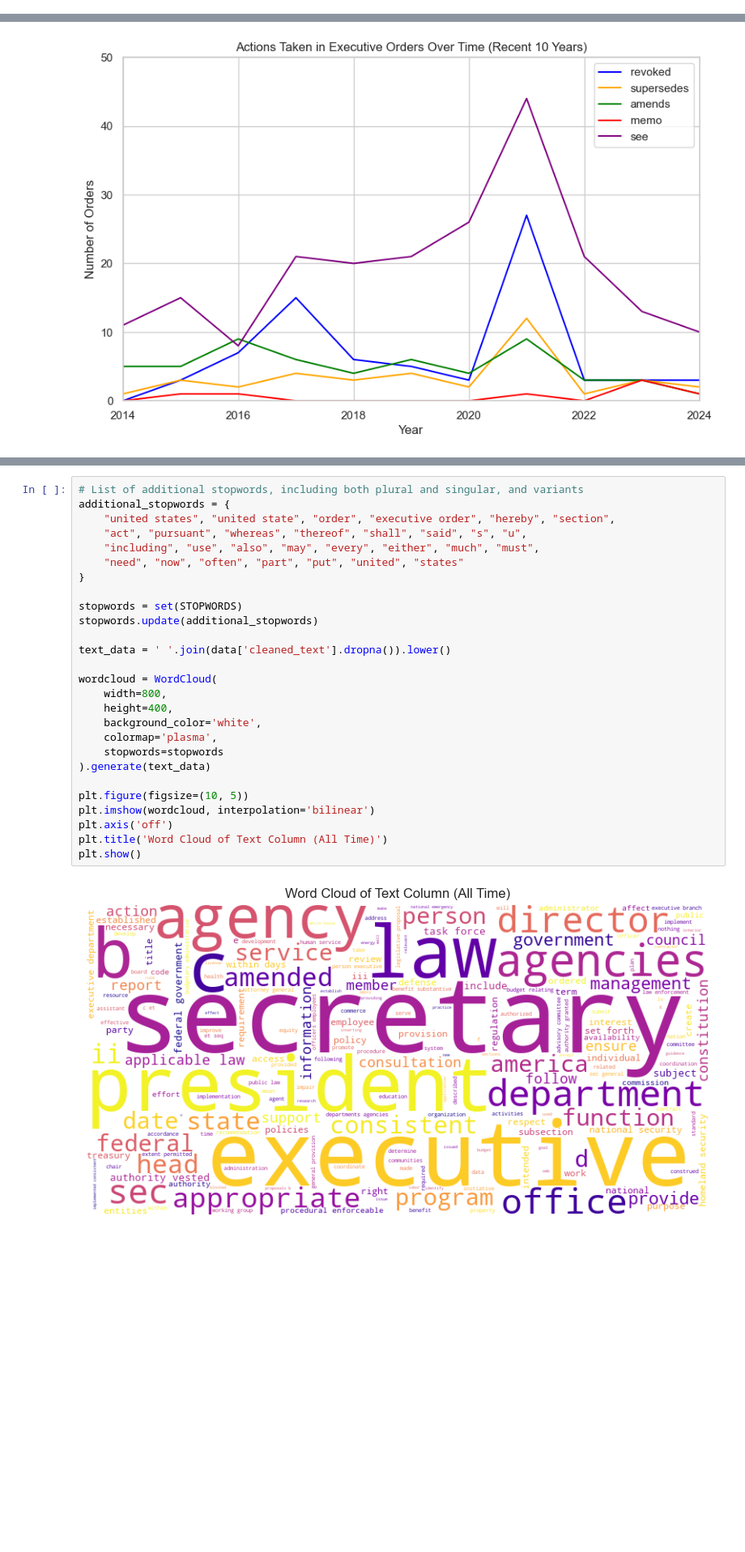
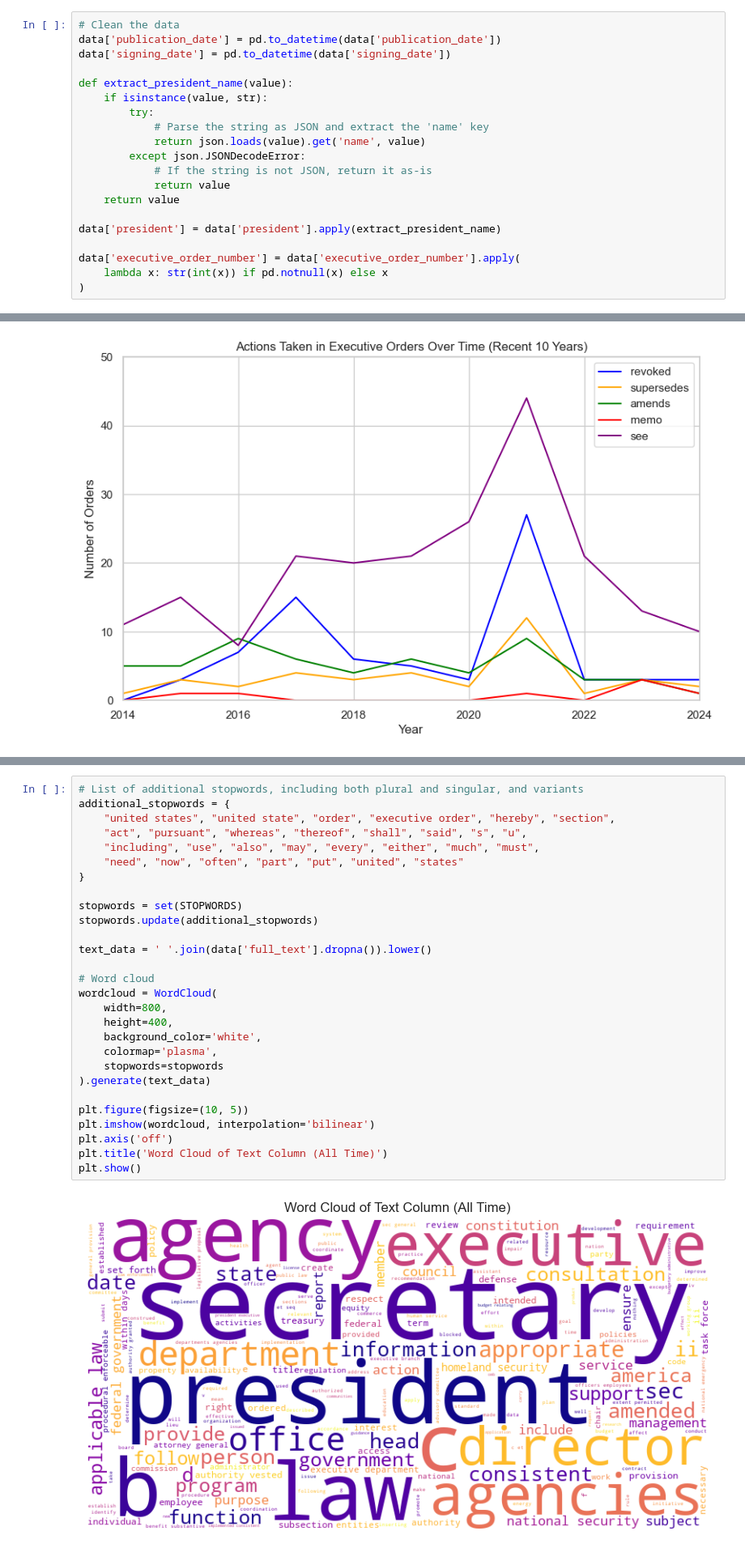
Before and after one commit to JiayingFang01/QMSS_IBM_Practicum, a Jupyter notebook: eda/EDA.ipynb, the cells around one changed output, grey strips where cells are left out. Shown at 81% size. Saved outputs shown, nothing was run; the diff lists cells and outputs as text; blank space fills up the shorter version.

```diff
--- a/eda/EDA.ipynb
+++ b/eda/EDA.ipynb
@@ -39,0 +27,20 @@ data.head()
+# %%
+# Clean the data
+data['publication_date'] = pd.to_datetime(data['publication_date'])
+data['signing_date'] = pd.to_datetime(data['signing_date'])
+
+def extract_president_name(value):
+    if isinstance(value, str):
+        try:
+            # Parse the string as JSON and extract the 'name' key
+            return json.loads(value).get('name', value)
+        except json.JSONDecodeError:
+            # If the string is not JSON, return it as-is
+            return value
+    return value
+
+data['president'] = data['president'].apply(extract_president_name)
+
+data['executive_order_number'] = data['executive_order_number'].apply(
+    lambda x: str(int(x)) if pd.notnull(x) else x
+)
@@ -522,30 +540,31 @@ plt.show()
 # %%
 # List of additional stopwords, including both plural and singular, and variants
 additional_stopwords = {
     "united states", "united state", "order", "executive order", "hereby", "section",
     "act", "pursuant", "whereas", "thereof", "shall", "said", "s", "u",
     "including", "use", "also", "may", "every", "either", "much", "must",
     "need", "now", "often", "part", "put", "united", "states"
 }
 
 stopwords = set(STOPWORDS)
 stopwords.update(additional_stopwords)
 
-text_data = ' '.join(data['cleaned_text'].dropna()).lower()
+text_data = ' '.join(data['full_text'].dropna()).lower()
 
+# Word cloud
 wordcloud = WordCloud(
     width=800,
     height=400,
     background_color='white',
     colormap='plasma',
     stopwords=stopwords
 ).generate(text_data)
 
 plt.figure(figsize=(10, 5))
 plt.imshow(wordcloud, interpolation='bilinear')
 plt.axis('off')
 plt.title('Word Cloud of Text Column (All Time)')
 plt.show()
 # %% [output]
-[figure, old version]
+[figure, new version]
 # %%
```
Also changed, not shown: parts of 19 cells of this notebook, 1 other file.
